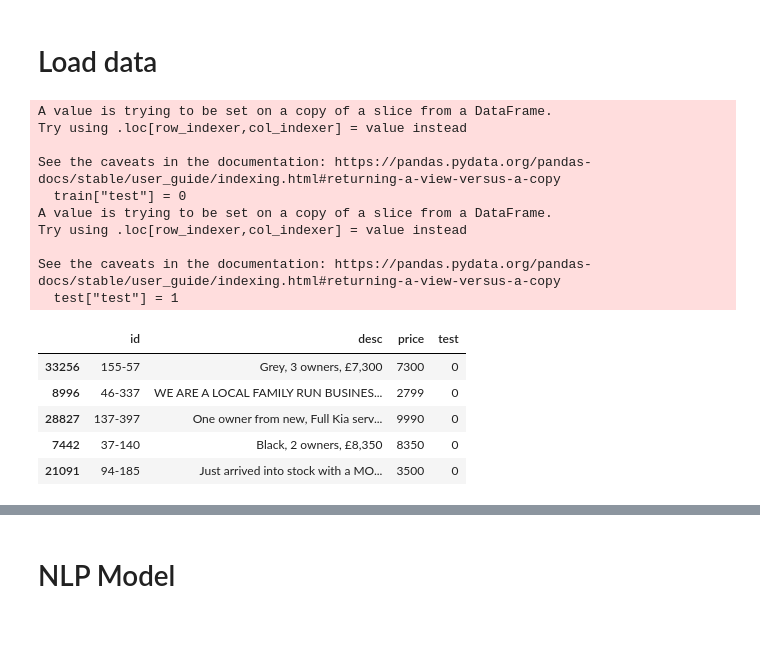
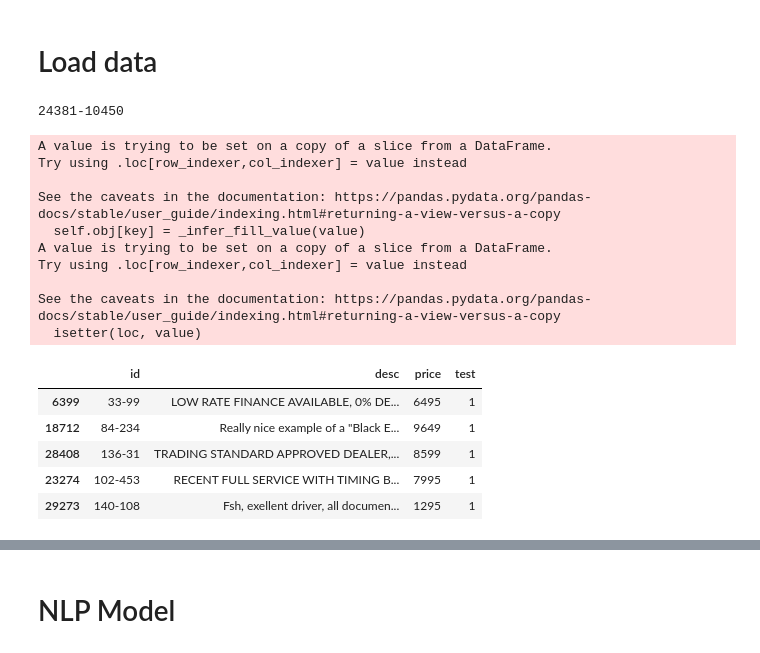
Before and after one commit to Llamrei/car_data_analysis, a Jupyter notebook: NLP saliency.ipynb, the cells around one changed output, grey strips where cells are left out. Cells and saved outputs as stored; diff of their text form; code cells hidden in the pictures.

```diff
--- a/NLP saliency.ipynb
+++ b/NLP saliency.ipynb
@@ -27,33 +27,37 @@ print(tf.__version__)
 - [Investigating saliency](#Investigating-saliency)
 # %% [markdown]
 # Load data
+# %%
+data_file = Path("/home/alexander/projects/car_data_analysis/final_project_data/deduped_data.csv")
+
+data = pd.read_csv(data_file)
+data = data[["id","desc","price"]]
+
+train, test = train_test_split(data, test_size=0.3)
+print(f"{len(train)}-{len(test)}")
+# %% [output]
+24381-10450
+# %%
+train.loc[:,"test"] = 0
+test.loc[:,"test"] = 1
+# %% [output]
+A value is trying to be set on a copy of a slice from a DataFrame.
+Try using .loc[row_indexer,col_indexer] = value instead
+
+See the caveats in the documentation: https://pandas.pydata.org/pandas-docs/stable/user_guide/indexing.html#returning-a-view-versus-a-copy
+  self.obj[key] = _infer_fill_value(value)
+A value is trying to be set on a copy of a slice from a DataFrame.
+Try using .loc[row_indexer,col_indexer] = value instead
+
+See the caveats in the documentation: https://pandas.pydata.org/pandas-docs/stable/user_guide/indexing.html#returning-a-view-versus-a-copy
+  isetter(loc, value)
 # %%
-data_file = Path("/home/alexander/projects/car_data_analysis/final_project_data/deduped_data.csv")
-
-data = pd.read_csv(data_file)
-data = data[["id","desc","price"]]
-
-train, test = train_test_split(data, test_size=0.3)
-
-train["test"] = 0
-test["test"] = 1
-
 data = pd.concat((train, test))
-data.head()
+data.tail()
 # %% [output]
-A value is trying to be set on a copy of a slice from a DataFrame.
-Try using .loc[row_indexer,col_indexer] = value instead
-
-See the caveats in the documentation: https://pandas.pydata.org/pandas-docs/stable/user_guide/indexing.html#returning-a-view-versus-a-copy
-  train["test"] = 0
-A value is trying to be set on a copy of a slice from a DataFrame.
-Try using .loc[row_indexer,col_indexer] = value instead
-
-See the caveats in the documentation: https://pandas.pydata.org/pandas-docs/stable/user_guide/indexing.html#returning-a-view-versus-a-copy
-  test["test"] = 1
 |  | id | desc | price | test |
-| 33256 | 155-57 | Grey, 3 owners, £7,300 | 7300 | 0 |
-| 8996 | 46-337 | WE ARE A LOCAL FAMILY RUN BUSINES... | 2799 | 0 |
-| 28827 | 137-397 | One owner from new, Full Kia serv... | 9990 | 0 |
-| 7442 | 37-140 | Black, 2 owners, £8,350 | 8350 | 0 |
-| 21091 | 94-185 | Just arrived into stock with a MO... | 3500 | 0 |
+| 6399 | 33-99 | LOW RATE FINANCE AVAILABLE, 0% DE... | 6495 | 1 |
+| 18712 | 84-234 | Really nice example of a "Black E... | 9649 | 1 |
+| 28408 | 136-31 | TRADING STANDARD APPROVED DEALER,... | 8599 | 1 |
+| 23274 | 102-453 | RECENT FULL SERVICE WITH TIMING B... | 7995 | 1 |
+| 29273 | 140-108 | Fsh, exellent driver, all documen... | 1295 | 1 |
```
Also changed, not shown: parts of 16 cells of this notebook.
